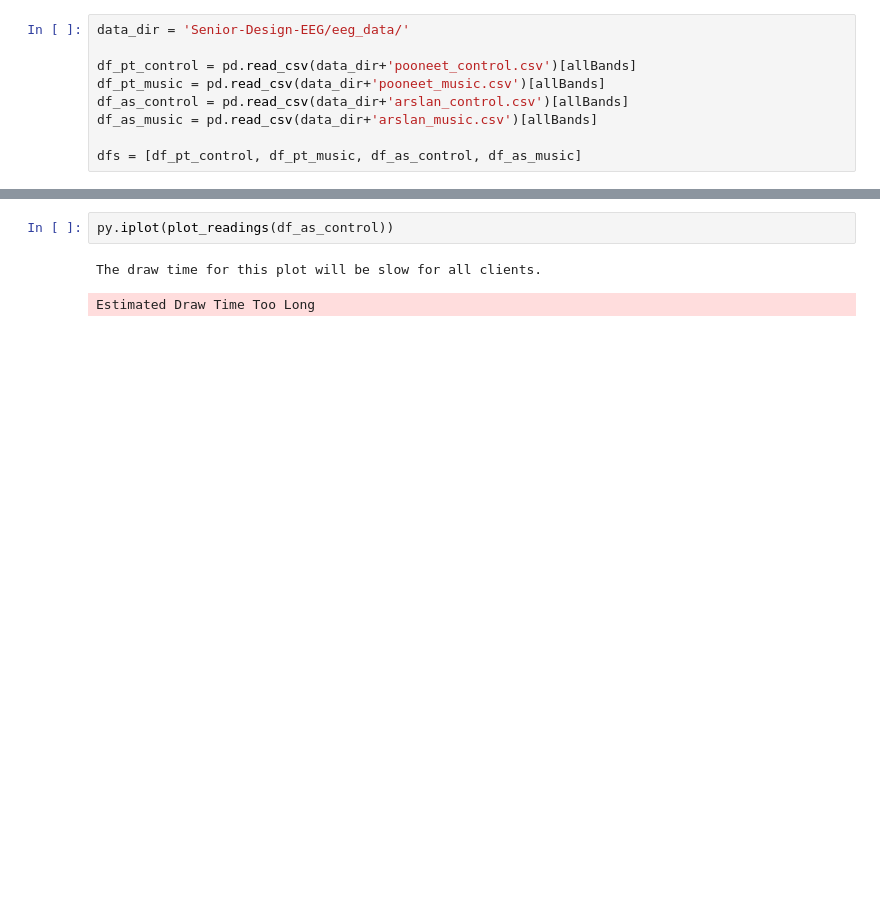
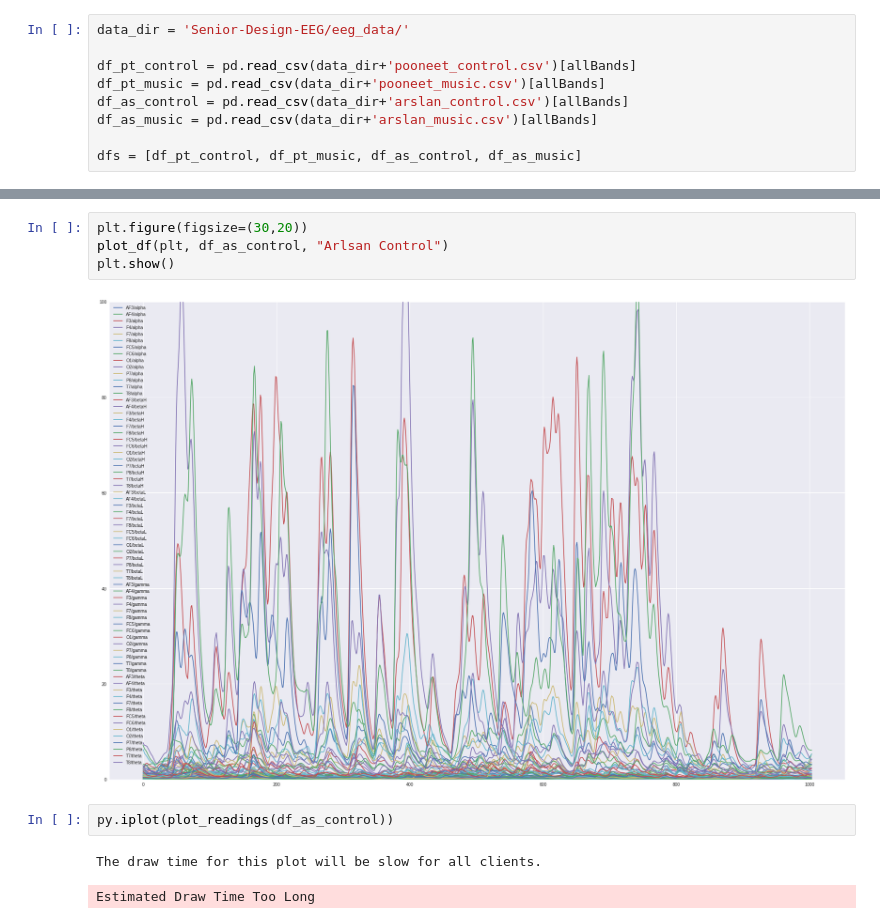
Before and after one commit to Hanssel36/Senior-Design-EEG, a Jupyter notebook: Visualization_plotly.ipynb, the cells around one changed output, grey strips where cells are left out. Saved outputs shown, nothing was run; the diff lists cells and outputs as text; blank space fills up the shorter version.

```diff
--- a/Visualization_plotly.ipynb
+++ b/Visualization_plotly.ipynb
@@ -72,6 +87,12 @@ py.iplot(plot_readings(df_pt_music))
 The draw time for this plot will be slow for all clients.
 Estimated Draw Time Too Long
 [interactive output not drawn]
+# %%
+plt.figure(figsize=(30,20))
+plot_df(plt, df_as_control, "Arlsan Control")
+plt.show()
+# %% [output]
+[figure, added]
 # %%
 py.iplot(plot_readings(df_as_control))
 # %% [output]
```
Also changed, not shown: parts of 17 cells of this notebook.
